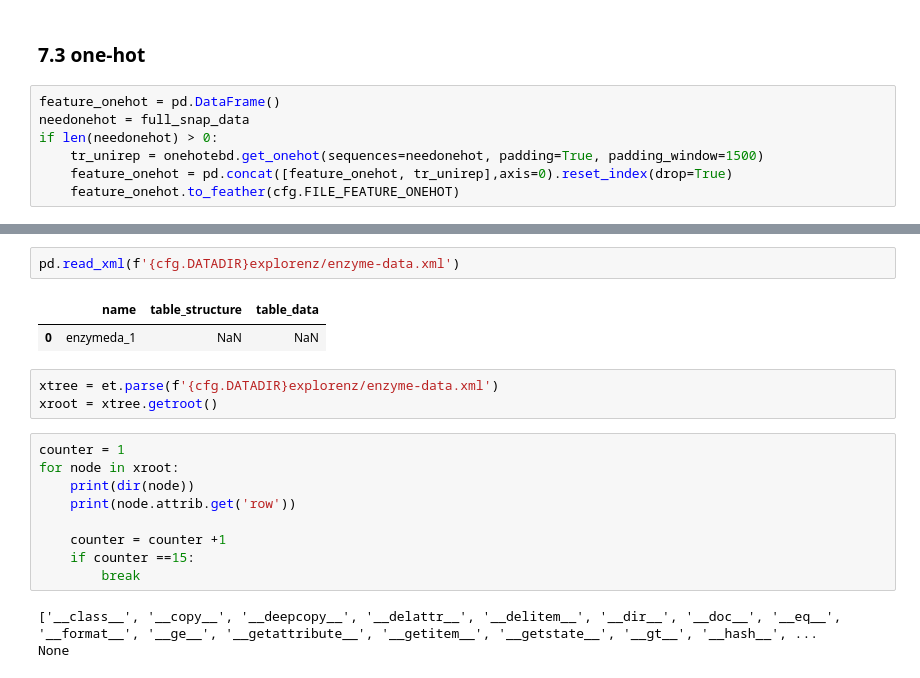
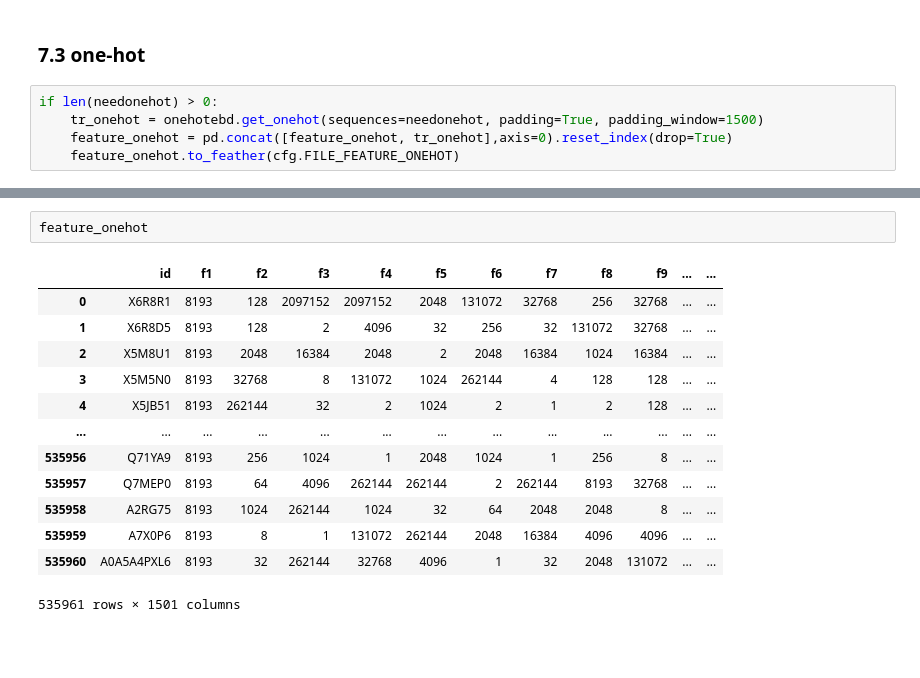
Before and after one commit to kingstdio/ECRECer, a Jupyter notebook: prepare_task_dataset.ipynb, the cells around one changed output, grey strips where cells are left out. Drawn from its saved outputs; the diff is of its cells as text; blank space fills up the shorter version.

```diff
--- a/prepare_task_dataset.ipynb
+++ b/prepare_task_dataset.ipynb
@@ -550,10 +645,8 @@ length not match
 # %% [markdown]
 ### 7.3 one-hot
 # %%
-feature_onehot = pd.DataFrame()
-needonehot = full_snap_data
 if len(needonehot) > 0:
-    tr_unirep = onehotebd.get_onehot(sequences=needonehot, padding=True, padding_window=1500)
-    feature_onehot = pd.concat([feature_onehot, tr_unirep],axis=0).reset_index(drop=True)
+    tr_onehot = onehotebd.get_onehot(sequences=needonehot, padding=True, padding_window=1500)
+    feature_onehot = pd.concat([feature_onehot, tr_onehot],axis=0).reset_index(drop=True)
     feature_onehot.to_feather(cfg.FILE_FEATURE_ONEHOT)
 # %%
@@ -561,20 +668,16 @@ import xml.etree.ElementTree as et
 # %%
-pd.read_xml(f'{cfg.DATADIR}explorenz/enzyme-data.xml')
+feature_onehot
 # %% [output]
-|  | name | table_structure | table_data |
-| 0 | enzymeda_1 | NaN | NaN |
+|  | id | f1 | f2 | f3 | f4 | f5 | f6 | f7 | f8 | f9 | ... | ... |
+| 0 | X6R8R1 | 8193 | 128 | 2097152 | 2097152 | 2048 | 131072 | 32768 | 256 | 32768 | ... | ... |
+| 1 | X6R8D5 | 8193 | 128 | 2 | 4096 | 32 | 256 | 32 | 131072 | 32768 | ... | ... |
+| 2 | X5M8U1 | 8193 | 2048 | 16384 | 2048 | 2 | 2048 | 16384 | 1024 | 16384 | ... | ... |
+| 3 | X5M5N0 | 8193 | 32768 | 8 | 131072 | 1024 | 262144 | 4 | 128 | 128 | ... | ... |
+| 4 | X5JB51 | 8193 | 262144 | 32 | 2 | 1024 | 2 | 1 | 2 | 128 | ... | ... |
+| ... | ... | ... | ... | ... | ... | ... | ... | ... | ... | ... | ... | ... |
+| 535956 | Q71YA9 | 8193 | 256 | 1024 | 1 | 2048 | 1024 | 1 | 256 | 8 | ... | ... |
+| 535957 | Q7MEP0 | 8193 | 64 | 4096 | 262144 | 262144 | 2 | 262144 | 8193 | 32768 | ... | ... |
+| 535958 | A2RG75 | 8193 | 1024 | 262144 | 1024 | 32 | 64 | 2048 | 2048 | 8 | ... | ... |
+| 535959 | A7X0P6 | 8193 | 8 | 1 | 131072 | 262144 | 2048 | 16384 | 4096 | 4096 | ... | ... |
+| 535960 | A0A5A4PXL6 | 8193 | 32 | 262144 | 32768 | 4096 | 1 | 32 | 2048 | 131072 | ... | ... |
+535961 rows × 1501 columns
-# %%
-xtree = et.parse(f'{cfg.DATADIR}explorenz/enzyme-data.xml')
-xroot = xtree.getroot()
-# %%
-counter = 1
-for node in xroot:
-    print(dir(node))
-    print(node.attrib.get('row'))
-
-    counter = counter +1
-    if counter ==15:
-        break
-# %% [output]
-['__class__', '__copy__', '__deepcopy__', '__delattr__', '__delitem__', '__dir__', '__doc__', '__eq__', '__format__', '__ge__', '__getattribute__', '__getitem__', '__getstate__', '__gt__', '__hash__', ...
-None
```
Also changed, not shown: parts of 10 cells of this notebook, 1 other file.
